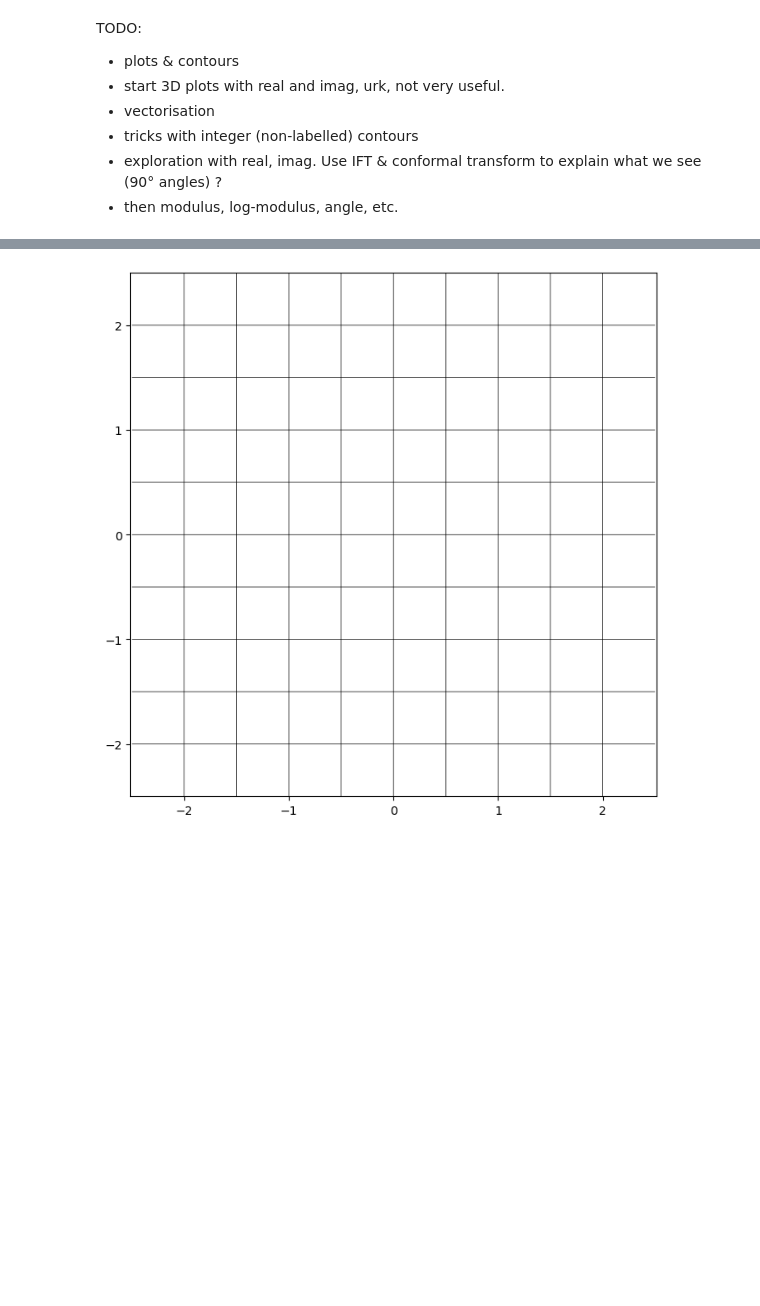
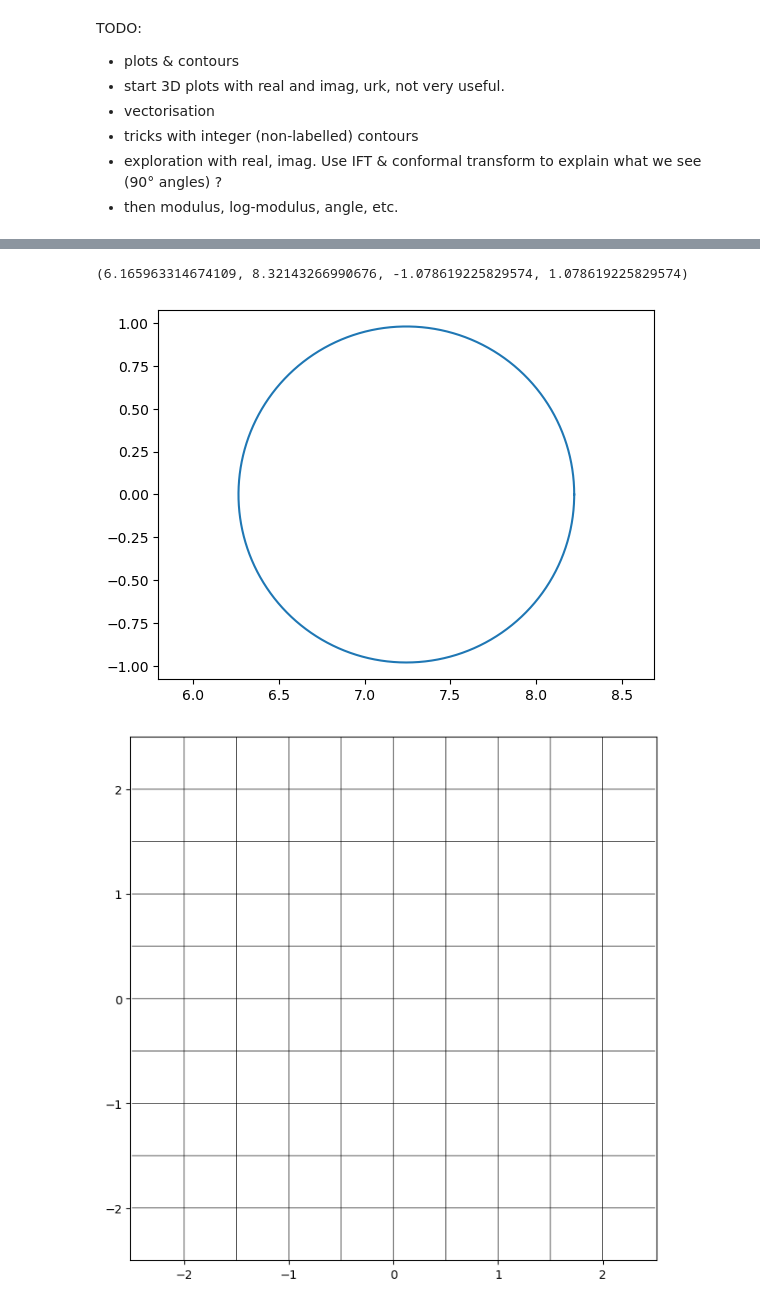
Before and after one commit to boisgera/visualization-of-analytic-functions, a Jupyter notebook: Domain Coloring.ipynb, the cells around one changed output, grey strips where cells are left out. Cells and saved outputs as stored; diff of their text form; code cells hidden in the pictures; blank space fills up the shorter version.

```diff
--- a/Domain Coloring.ipynb
+++ b/Domain Coloring.ipynb
@@ -21,3 +60,11 @@ import matplotlib.pyplot as plt
+# %%
+Jgt = Joukowsky(gt)
+plot(Jgt.real, Jgt.imag)
+axis("equal")
+None
+# %% [output]
+(6.165963314674109, 8.32143266990676, -1.078619225829574, 1.078619225829574)
+[figure, added]
 # %%
 # TODO: collection of functions and small gallery
 
```
Also changed, not shown: parts of 9 cells of this notebook.
